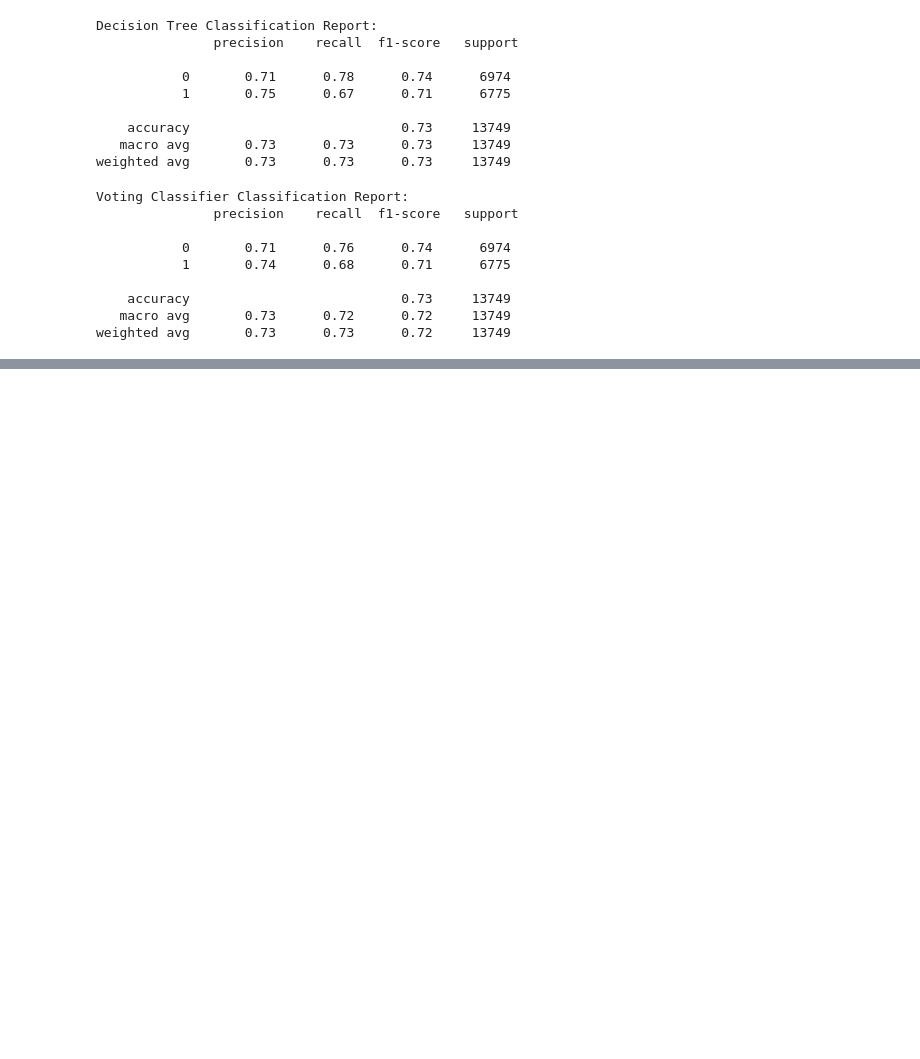
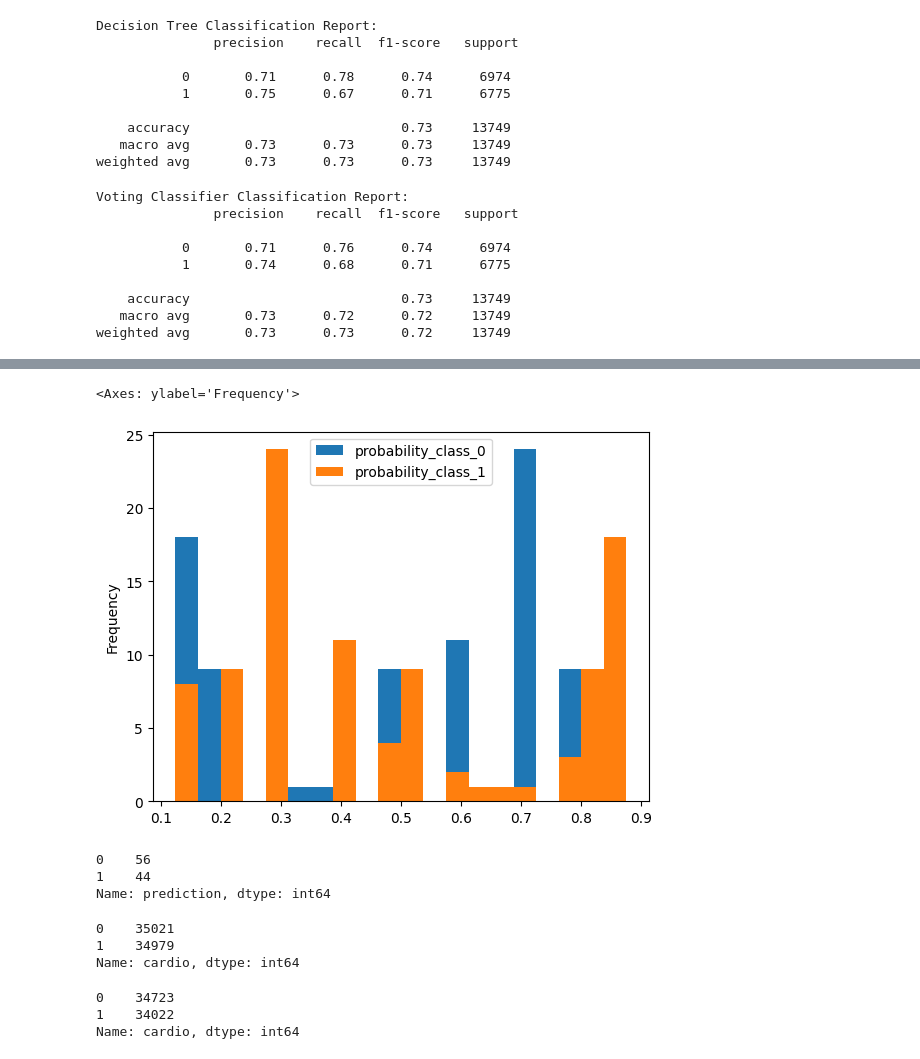
Before and after one commit to eliaselhaddad/Machine-learning-Elias-El-Haddad, a Jupyter notebook: Lab_ML/Disease_prediction/03-Model_selection_df2.ipynb, the cells around one changed output, grey strips where cells are left out. Cells and saved outputs as stored; diff of their text form; code cells hidden in the pictures; blank space fills up the shorter version.

```diff
--- a/Lab_ML/Model_selection_df2.ipynb
+++ b/Lab_ML/Disease_prediction/03-Model_selection_df2.ipynb
@@ -372,0 +430,4 @@ In conclusion, both models have similar performance in terms of accuracy, precis
+# %%
+# Load the data from prediction.csv to check the final predictions
+final = pd.read_csv("prediction.csv")
+final.head()
@@ -372,0 +458,25 @@ In conclusion, both models have similar performance in terms of accuracy, precis
+# %%
+# plot the distribution of the probability_class_0 and probability_class_1 columns
+final[['probability_class_0', 'probability_class_1']].plot(kind='hist', bins=20)
+# %% [output]
+<Axes: ylabel='Frequency'>
+[figure, added]
+# %%
+final['prediction'].value_counts()
+# %% [output]
+0    56
+1    44
+Name: prediction, dtype: int64
+# %%
+df = pd.read_csv('../data/cardio_train.csv', sep=';')
+df['cardio'].value_counts()
+# %% [output]
+0    35021
+1    34979
+Name: cardio, dtype: int64
+# %%
+df2['cardio'].value_counts()
+# %% [output]
+0    34723
+1    34022
+Name: cardio, dtype: int64
```
Also changed, not shown: parts of 13 cells of this notebook, 10 other files.
